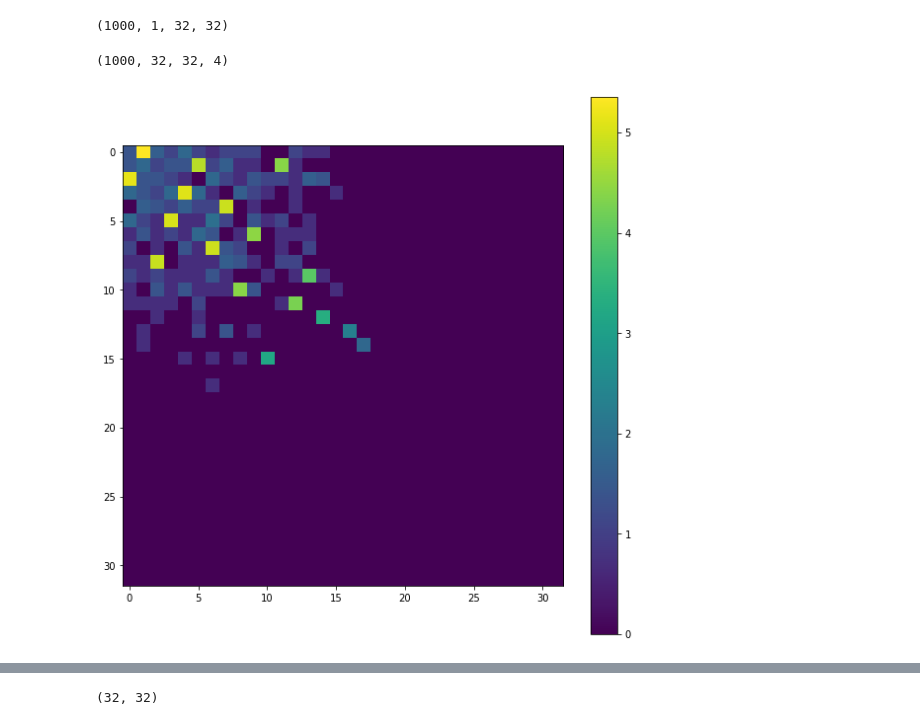
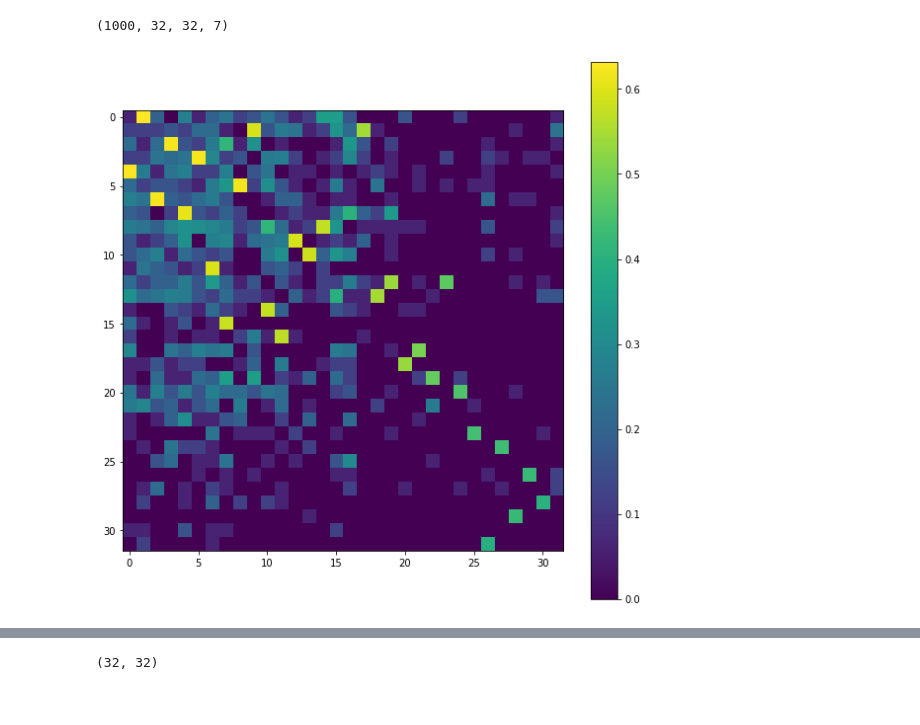
Before and after one commit to rykachevskiy/CRISPR, a Jupyter notebook: UNet.ipynb, the cells around one changed output, grey strips where cells are left out. Saved outputs shown, nothing was run; the diff lists cells and outputs as text; code cells hidden in the pictures.

```diff
--- a/UNet.ipynb
+++ b/UNet.ipynb
@@ -169,0 +88,20 @@ X = np.expand_dims(X, 1)
+# %%
+#X = np.save("../../data/simulation/1000_35_like_true/populations", synthetic_populations)
+X = np.load("./X.npy")[:, :32, :32]
+y = np.load("./Y.npy")[:, :32, :32]
+#json.dump(params, open("../../data/simulation/1000_35_like_true/params.json", 'w'))
+# %%
+def process_x(X):
+    if len(X.shape) == 2:
+        X = np.expand_dims(X, 0)
+
+    #X = np.log(X + 1) / np.log(X + 1).max()
+    X_list = []
+    for nrmlzr in [normalize, normalize_left, normalize_right]:
+        for i in [0, 1]:
+            X_list.append(np.expand_dims(normalize_arr(X, nrmlzr, i), 1))
+    X = np.expand_dims(X, 1)
+    X_list.append(np.log(X + 1) / np.log(X + 1).max())
+    #X_list.append(X)
+
+    return np.transpose(np.concatenate(X_list, 1), [0,2,3,1])
@@ -169,0 +112,2 @@ X = np.expand_dims(X, 1)
+# %%
+X = X ** 1.7
@@ -170,4 +118,6 @@ X = np.expand_dims(X, 1)
+# %%
+X_p = process_x(X)
 # %%
-X_p_n.shape
+X_p.shape
 # %% [output]
-(1000, 1, 32, 32)
+(1000, 32, 32, 7)
@@ -177,7 +124,3 @@ X_p_n_p = np.transpose(X_p_n_p, [0, 2,3, 1])
-# %%
-X_p_n_p.shape
-# %% [output]
-(1000, 32, 32, 4)
 # %%
 def norm(x):
     maxes = x.max(2)
@@ -188,7 +131,7 @@ def norm(x):
 #X_n = normalize_arr(X)
 y_n = (y > 0).astype(int)
 # %%
-plot_gr(X[1], log = 1)
+plot_gr(X_p[0,:,:,6], log = 1)
 # %% [output]
-[figure, old version]
+[figure, new version]
 # %%
```
Also changed, not shown: parts of 46 cells of this notebook, 3 other files.
